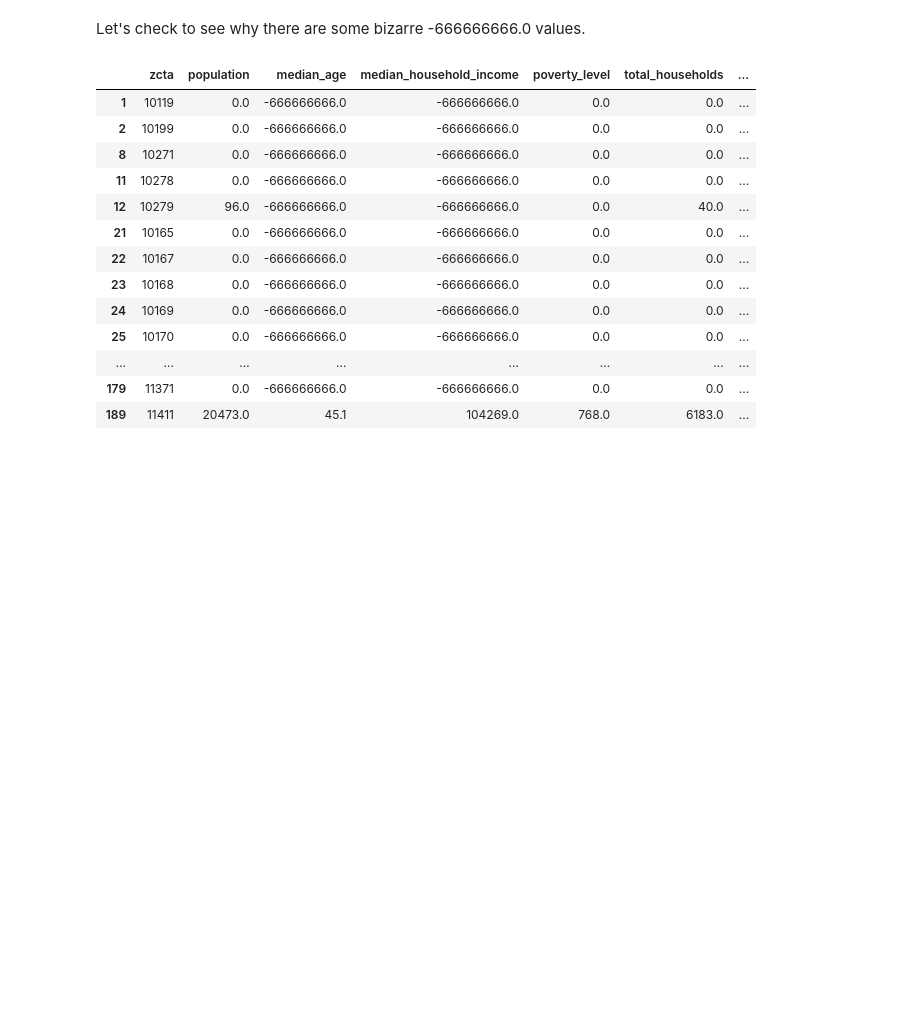
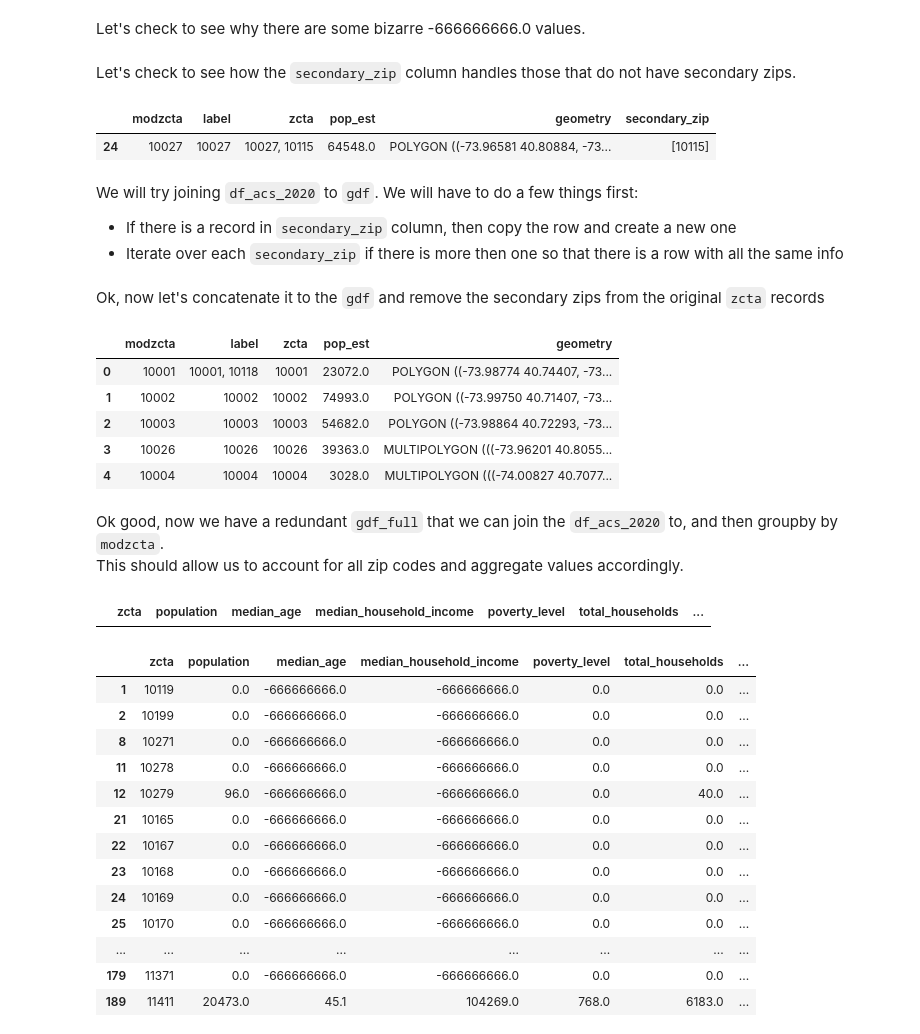
Before and after one commit to justinm0rgan/python_mapping, a Jupyter notebook: 01_data_gathering.ipynb, the cells around one changed output. Cells and saved outputs as stored; diff of their text form; code cells hidden in the pictures; blank space fills up the shorter version.

```diff
--- a/01_data_gathering.ipynb
+++ b/01_data_gathering.ipynb
@@ -181,3 +241,15 @@ gdf['secondary_zip']=gdf['zcta'].apply(extract_secondary_zip)
 
 # set of zips that are secondary
 secondary_zip_set = set(zip_code for zip_codes in gdf['secondary_zip'] for zip_code in zip_codes)
+# %% [markdown]
+Let's check to see how the `secondary_zip` column handles those that do not have secondary zips.
+# %%
+gdf[gdf['modzcta'] == '10027']
+# %% [output]
+|  | modzcta | label | zcta | pop_est | geometry | secondary_zip |
+| 24 | 10027 | 10027 | 10027, 10115 | 64548.0 | POLYGON ((-73.96581 40.80884, -73... | [10115] |
+# %% [markdown]
+We will try joining `df_acs_2020` to `gdf`. We will have to do a few things first:
+
+- If there is a record in `secondary_zip` column, then copy the row and create a new one
+- Iterate over each `secondary_zip` if there is more then one so that there is a row with all the same info
@@ -183,0 +273,2 @@ secondary_zip_set = set(zip_code for zip_codes in gdf['secondary_zip'] for zip_c
+# %% [markdown]
+Ok, now let's concatenate it to the `gdf` and remove the secondary zips from the original `zcta` records
@@ -183,0 +283,12 @@ secondary_zip_set = set(zip_code for zip_codes in gdf['secondary_zip'] for zip_c
+# %%
+gdf_full.head()
+# %% [output]
+|  | modzcta | label | zcta | pop_est | geometry |
+| 0 | 10001 | 10001, 10118 | 10001 | 23072.0 | POLYGON ((-73.98774 40.74407, -73... |
+| 1 | 10002 | 10002 | 10002 | 74993.0 | POLYGON ((-73.99750 40.71407, -73... |
+| 2 | 10003 | 10003 | 10003 | 54682.0 | POLYGON ((-73.98864 40.72293, -73... |
+| 3 | 10026 | 10026 | 10026 | 39363.0 | MULTIPOLYGON (((-73.96201 40.8055... |
+| 4 | 10004 | 10004 | 10004 | 3028.0 | MULTIPOLYGON (((-74.00827 40.7077... |
+# %% [markdown]
+Ok good, now we have a redundant `gdf_full` that we can join the `df_acs_2020` to, and then groupby by `modzcta`.<br>
+This should allow us to account for all zip codes and aggregate values accordingly.
@@ -184,3 +297,7 @@ secondary_zip_set = set(zip_code for zip_codes in gdf['secondary_zip'] for zip_c
+# %%
+df_acs_2020[df_acs_2020['zcta'] == '11451']
+# %% [output]
+|  | zcta | population | median_age | median_household_income | poverty_level | total_households | ... |
 # %%
 # view zip codes in secondary zip set
 df_acs_2020[df_acs_2020['zcta'].isin(secondary_zip_set)]
```
Also changed, not shown: parts of 26 cells of this notebook.
